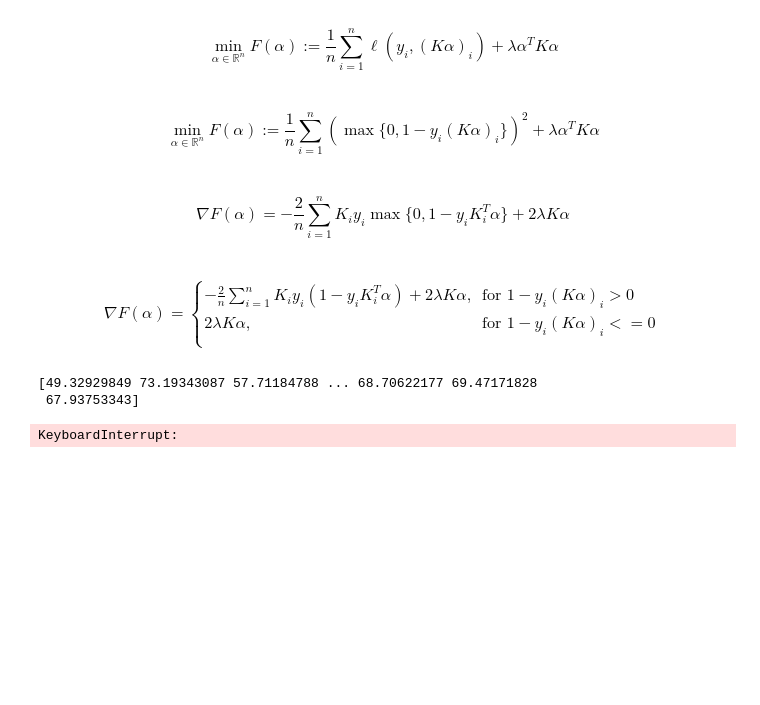
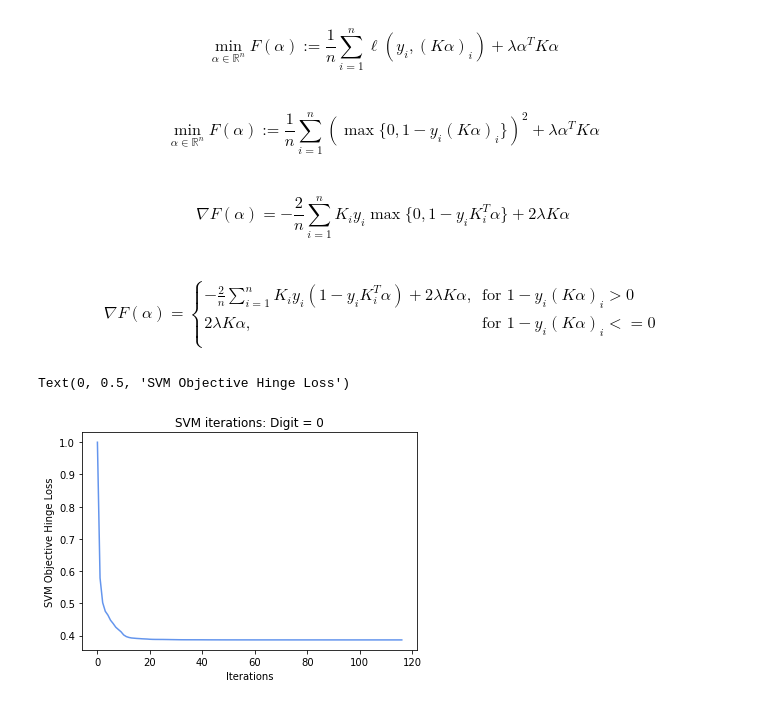
Before and after one commit to anushnap/data558hw7, a Jupyter notebook: hw7-coding.ipynb, the cells around one changed output. Saved outputs shown, nothing was run; the diff lists cells and outputs as text; code cells hidden in the pictures; blank space fills up the shorter version.

```diff
--- a/hw7-coding.ipynb
+++ b/hw7-coding.ipynb
@@ -76,7 +74,7 @@ def backtracking(eta_init, decay_rate, prop_constant, alpha, *args):
     def decrease_condition(eta):
         grad = svm_grad(alpha, *args)
         left = svm_f(alpha - eta * grad, *args) - svm_f(alpha, *args)
-        right = eta * prop_constant * np.linalg.norm(grad)**2
+        right = -eta * prop_constant * np.linalg.norm(grad)**2
         return left <= right
 
     while not decrease_condition(eta):
@@ -89,12 +87,12 @@ def mysvm(eta_init, tol, alpha_init, *args):
     alpha = alpha_init.copy()
     iters = [alpha]
     grad = svm_grad(alpha, *args)
-    decay_rate = 0.8
+    decay_rate = 0.3
     prop_constant = 0.3
     t = 0
 
     while np.linalg.norm(grad) > tol:
-        print(grad)
+#         print(grad)
         eta = backtracking(eta_init, decay_rate, prop_constant, theta, *args)
         alpha_t = theta - eta * svm_grad(theta, *args)
         theta = alpha_t + (t/(t + 3)) * (alpha_t - alpha)
@@ -123,8 +121,5 @@ alpha_init = np.zeros(X_train.shape[0])
 lam = 10.0
 b = 1
 p = 7
-svm_d = mysvm(eta_init, tol, alpha_init, X_train, y_train_0, lam, b, p)
+K = computegram(kernal, X_train, b, p)
+svm_d = mysvm(eta_init, tol, alpha_init, K, X_train, y_train_0, lam)
-# %% [output]
-[49.32929849 73.19343087 57.71184788 ... 68.70622177 69.47171828
- 67.93753343]
-KeyboardInterrupt:
@@ -142,0 +126,10 @@ KeyboardInterrupt:
+# %%
+obj = [svm_f(a, K, X_train, y_train_0, lam) for a in svm_d]
+# %%
+plt.plot(obj, c = 'cornflowerblue')
+plt.title('SVM iterations: Digit = 0')
+plt.xlabel('Iterations')
+plt.ylabel('SVM Objective Hinge Loss')
+# %% [output]
+Text(0, 0.5, 'SVM Objective Hinge Loss')
+[figure, added]
```
Also changed, not shown: parts of 6 cells of this notebook.
